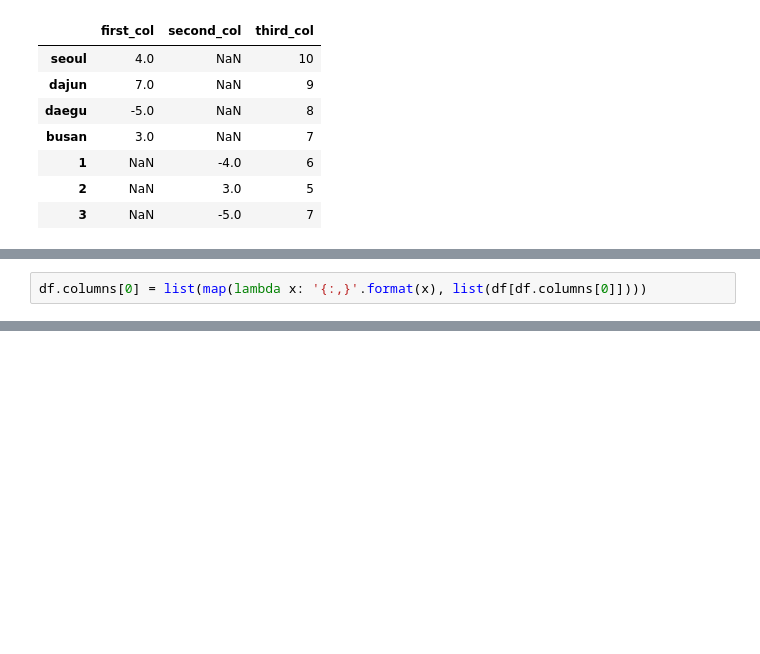
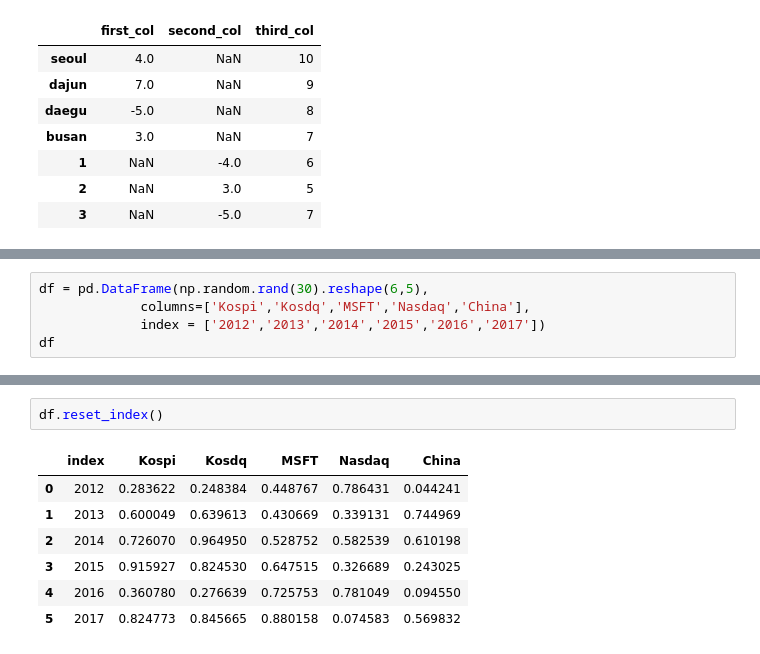
Before and after one commit to YongBeomKim/Tutorials, a Jupyter notebook: Tut_Finance03-pandas.ipynb, the cells around one changed output, grey strips where cells are left out. Cells and saved outputs as stored; diff of their text form; blank space fills up the shorter version.

```diff
--- a/Tut_Finance03-pandas.ipynb
+++ b/Tut_Finance03-pandas.ipynb
@@ -469,0 +474,5 @@ df = pd.read_csv(data, sep=","); df
+# %%
+df = pd.DataFrame(np.random.rand(30).reshape(6,5),
+             columns=['Kospi','Kosdq','MSFT','Nasdaq','China'],
+             index = ['2012','2013','2014','2015','2016','2017'])
+df
@@ -567,2 +490,0 @@ list(name.keys())
-# %%
-df.columns[0] = list(map(lambda x: '{:,}'.format(x), list(df[df.columns[0]])))
@@ -586,0 +535,10 @@ a.append('test')
+# %%
+df.reset_index()
+# %% [output]
+|  | index | Kospi | Kosdq | MSFT | Nasdaq | China |
+| 0 | 2012 | 0.283622 | 0.248384 | 0.448767 | 0.786431 | 0.044241 |
+| 1 | 2013 | 0.600049 | 0.639613 | 0.430669 | 0.339131 | 0.744969 |
+| 2 | 2014 | 0.726070 | 0.964950 | 0.528752 | 0.582539 | 0.610198 |
+| 3 | 2015 | 0.915927 | 0.824530 | 0.647515 | 0.326689 | 0.243025 |
+| 4 | 2016 | 0.360780 | 0.276639 | 0.725753 | 0.781049 | 0.094550 |
+| 5 | 2017 | 0.824773 | 0.845665 | 0.880158 | 0.074583 | 0.569832 |
```
Also changed, not shown: parts of 121 cells of this notebook.
